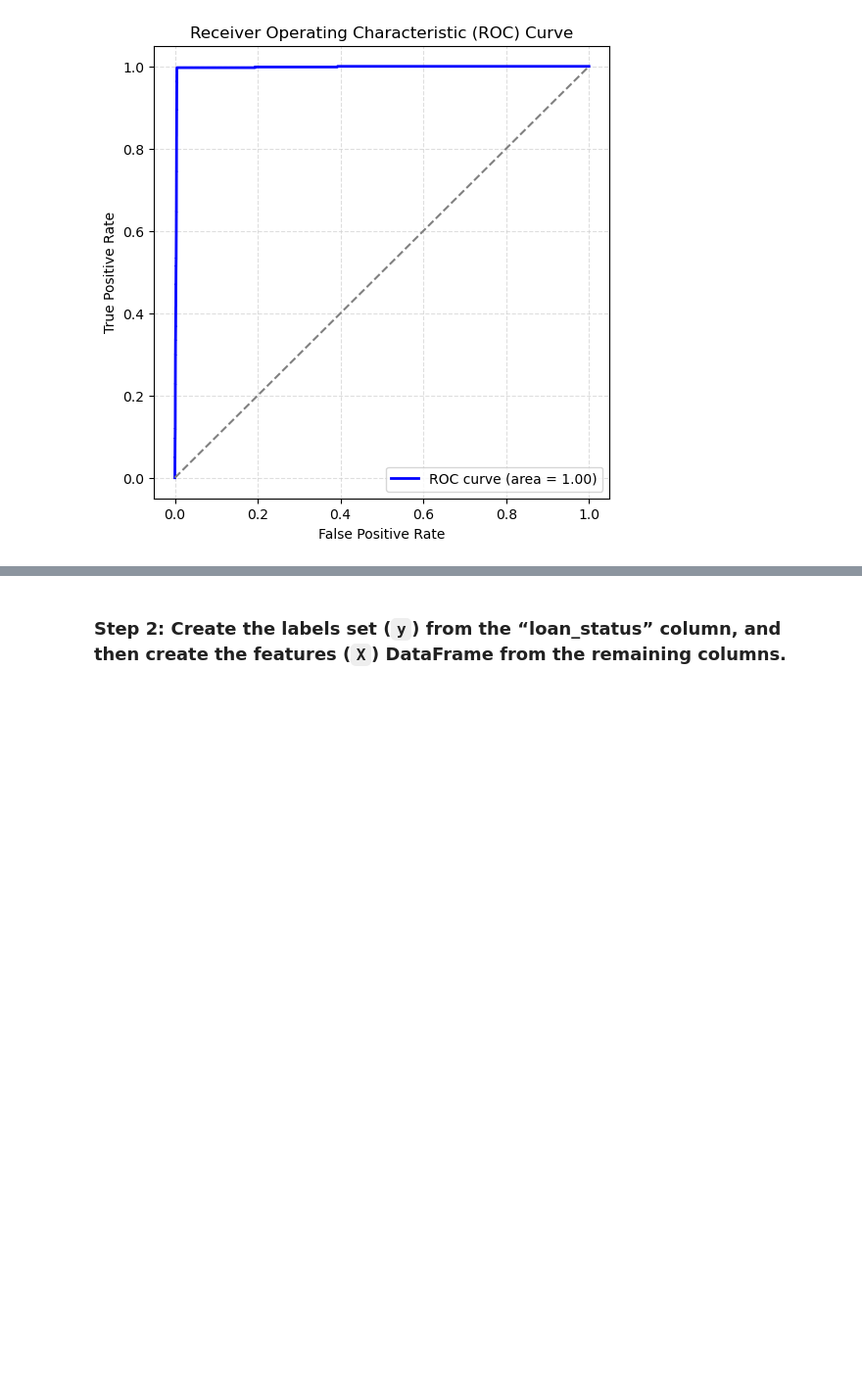
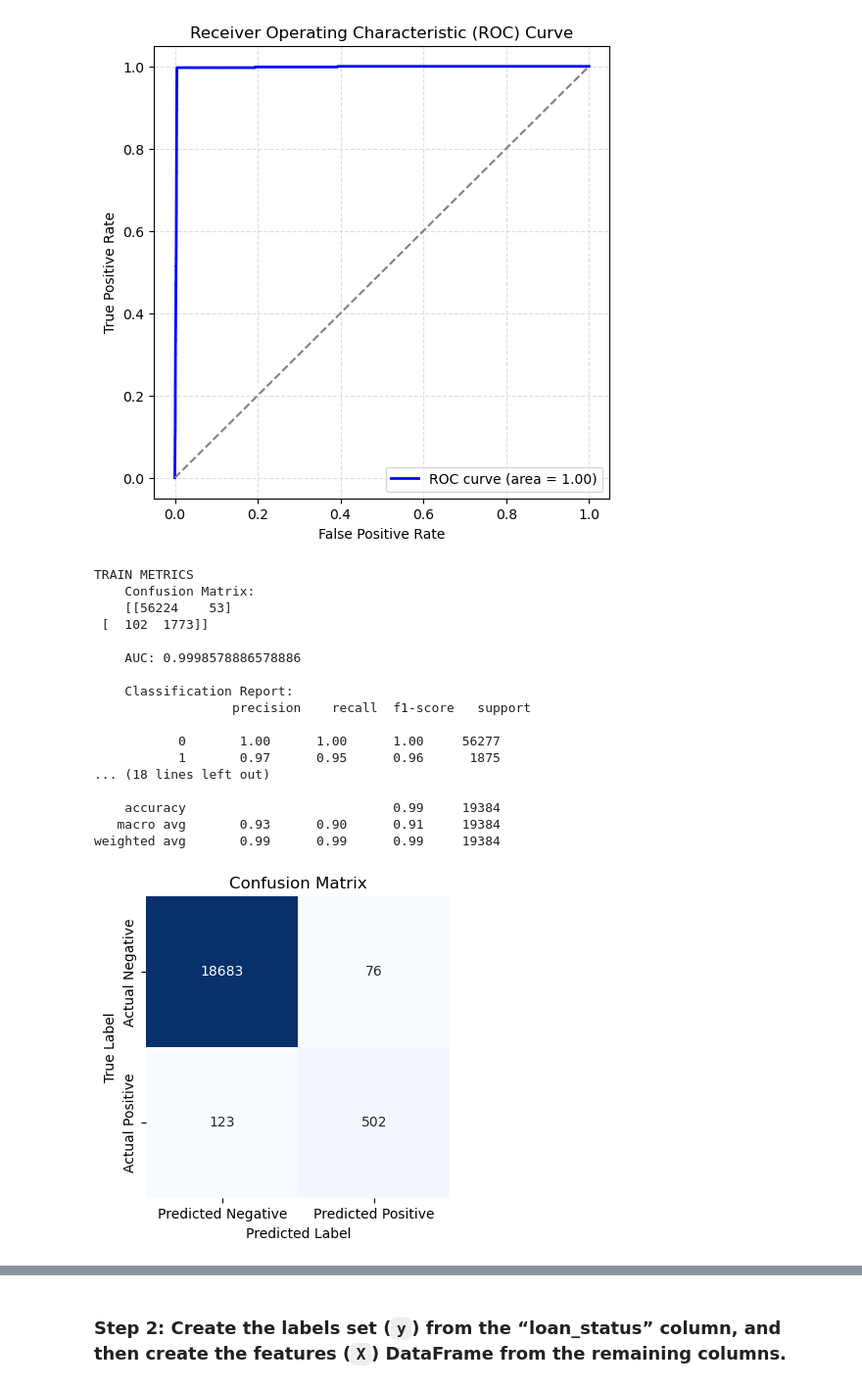
Before and after one commit to ajmonte0920/20_da_sep2024_hw_20_credit-risk-classification, a Jupyter notebook: Credit_Risk/credit_risk_classification.ipynb, the cells around one changed output, grey strips where cells are left out. Shown: that part at 98% size. Cells and saved outputs as stored; diff of their text form; code cells hidden in the pictures; blank space fills up the shorter version.

Commit message:
20_da_sep2024_hw_20_credit-risk-classification

```diff
--- a/Credit_Risk/credit_risk_classification.ipynb
+++ b/Credit_Risk/credit_risk_classification.ipynb
@@ -284,3 +284,28 @@ TRAIN METRICS
 weighted avg       1.00      0.99      0.99     19384
 [figure]
 [figure]
+# %%
+# Step 2: Init the Model
+dt = DecisionTreeClassifier(random_state=42)
+
+# Do Machine Learning
+doClassification(dt, X_train, X_test, y_train, y_test)
+# %% [output]
+TRAIN METRICS
+    Confusion Matrix:
+    [[56224    53]
+ [  102  1773]]
+
+    AUC: 0.9998578886578886
+
+    Classification Report:
+                  precision    recall  f1-score   support
+
+           0       1.00      1.00      1.00     56277
+           1       0.97      0.95      0.96      1875
+... (18 lines left out)
+
+    accuracy                           0.99     19384
+   macro avg       0.93      0.90      0.91     19384
+weighted avg       0.99      0.99      0.99     19384
+[figure, added]
```
Also changed, not shown: parts of 3 cells of this notebook.
